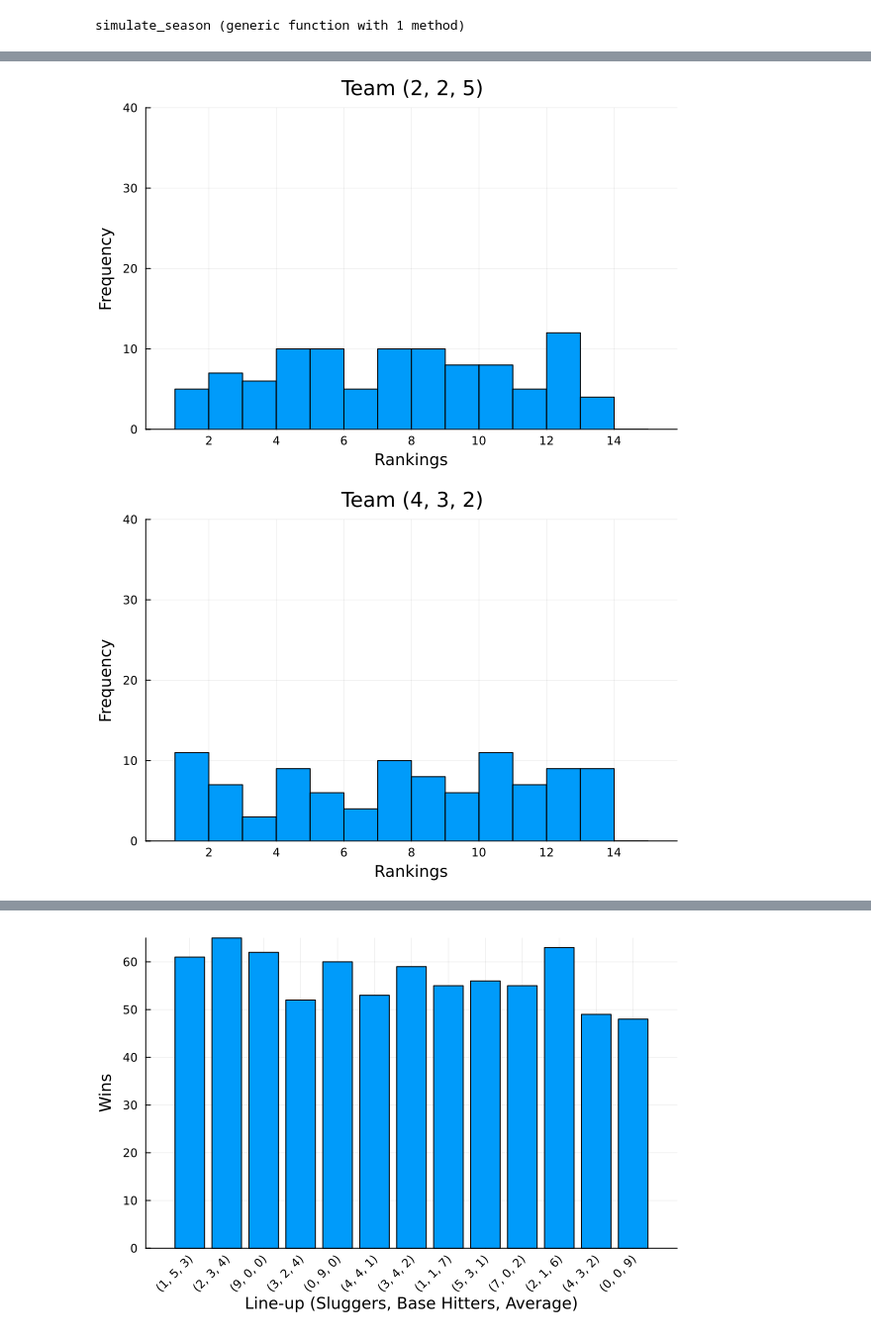
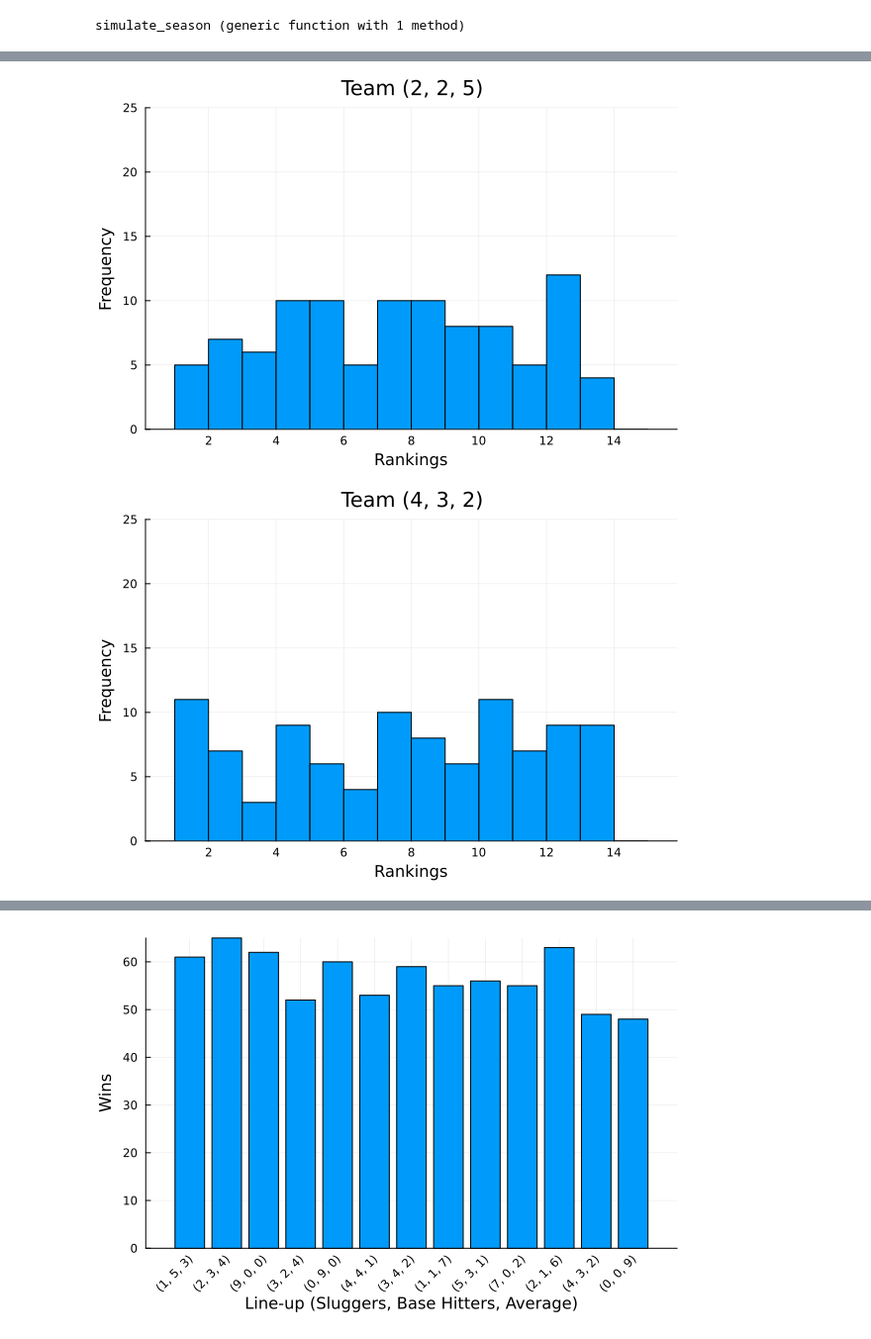
Before and after one commit to jyanga23/BaseballSim, a Jupyter notebook: Project3_markov.ipynb, the cells around one changed output, grey strips where cells are left out. Shown at 99% size. Drawn from its saved outputs; the diff is of its cells as text; code cells hidden in the pictures.

```diff
--- a/Project3_markov.ipynb
+++ b/Project3_markov.ipynb
@@ -362,7 +362,7 @@ for i in 1:length(teams)
     rankings_hist = histogram(collect(team_rankings),
                             bins=range(1, 15, length=15),
                             title = "Team " * string(team),
-                            ylims = (0, 40),
+                            ylims = (0, 25),
                             xlabel = "Rankings",
                             ylabel = "Frequency",
                             legend = false
@@ -383,2 +383,2 @@ end
-[figure, old version]
+[figure, new version]
-[figure, old version]
+[figure, new version]
```
Also changed, not shown: parts of 1 cell of this notebook.
